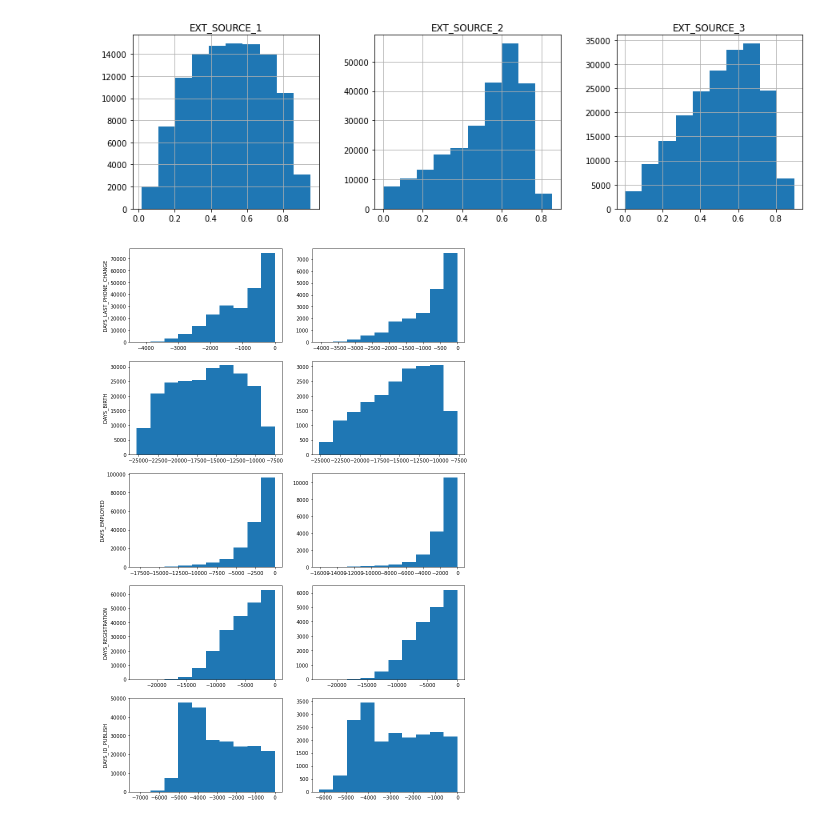
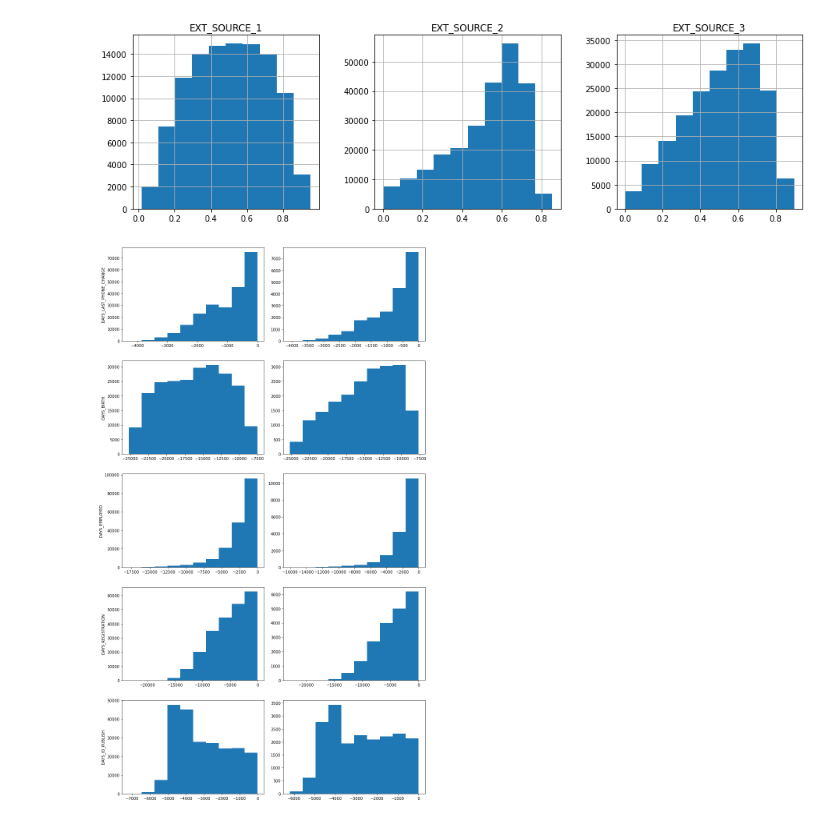
Before and after one commit to NgChi493510/Data-Preparation-Project-Group-14, a Jupyter notebook: EDA/EDA - Application Train.ipynb, the cells around one changed output. Cells and saved outputs as stored; diff of their text form; code cells hidden in the pictures.

```diff
--- a/EDA/EDA - Application Train.ipynb
+++ b/EDA/EDA - Application Train.ipynb
@@ -212,23 +214,25 @@ array([[<AxesSubplot:title={'center':'EXT_SOURCE_1'}>,
 # %%
 co = ['DAYS_LAST_PHONE_CHANGE','DAYS_BIRTH','DAYS_EMPLOYED','DAYS_REGISTRATION','DAYS_ID_PUBLISH']
 f, ax = plt.subplots(5,2,figsize=(12,20))
 for i in range(5):
     if i == 2:
         ax[i][0].hist(df[(df["TARGET"] == 0) & (df['DAYS_EMPLOYED']<365*70)][co[i]])
         ax[i][1].hist(df[(df["TARGET"] == 1) & (df['DAYS_EMPLOYED']<365*70)][co[i]])
         ax[i][0].set_ylabel(co[i])
     elif i == 1:
         ax[i][0].hist(df[(df["TARGET"] == 0) & (df['DAYS_BIRTH']<365*70)][co[i]])
         ax[i][1].hist(df[(df["TARGET"] == 1) & (df['DAYS_BIRTH']<365*70)][co[i]])
         ax[i][0].set_ylabel(co[i])
     else:
         ax[i][0].hist(df[df["TARGET"] == 0][co[i]])
         ax[i][1].hist(df[df["TARGET"] == 1][co[i]])
         ax[i][0].set_ylabel(co[i])
+f.tight_layout(h_pad = 3)
+
 # the last plot has no outliner
 # negative days, outliner
 # (df[df['DAYS_EMPLOYED']<(365*70)]['DAYS_EMPLOYED']/365).hist()
 # visual of distribution of these feature at both target given
 # the same shape may be dont have much infomation except 'DAY_BIRTH'
 # %% [output]
-[figure, old version]
+[figure, new version]
```
Also changed, not shown: parts of 9 cells of this notebook.
